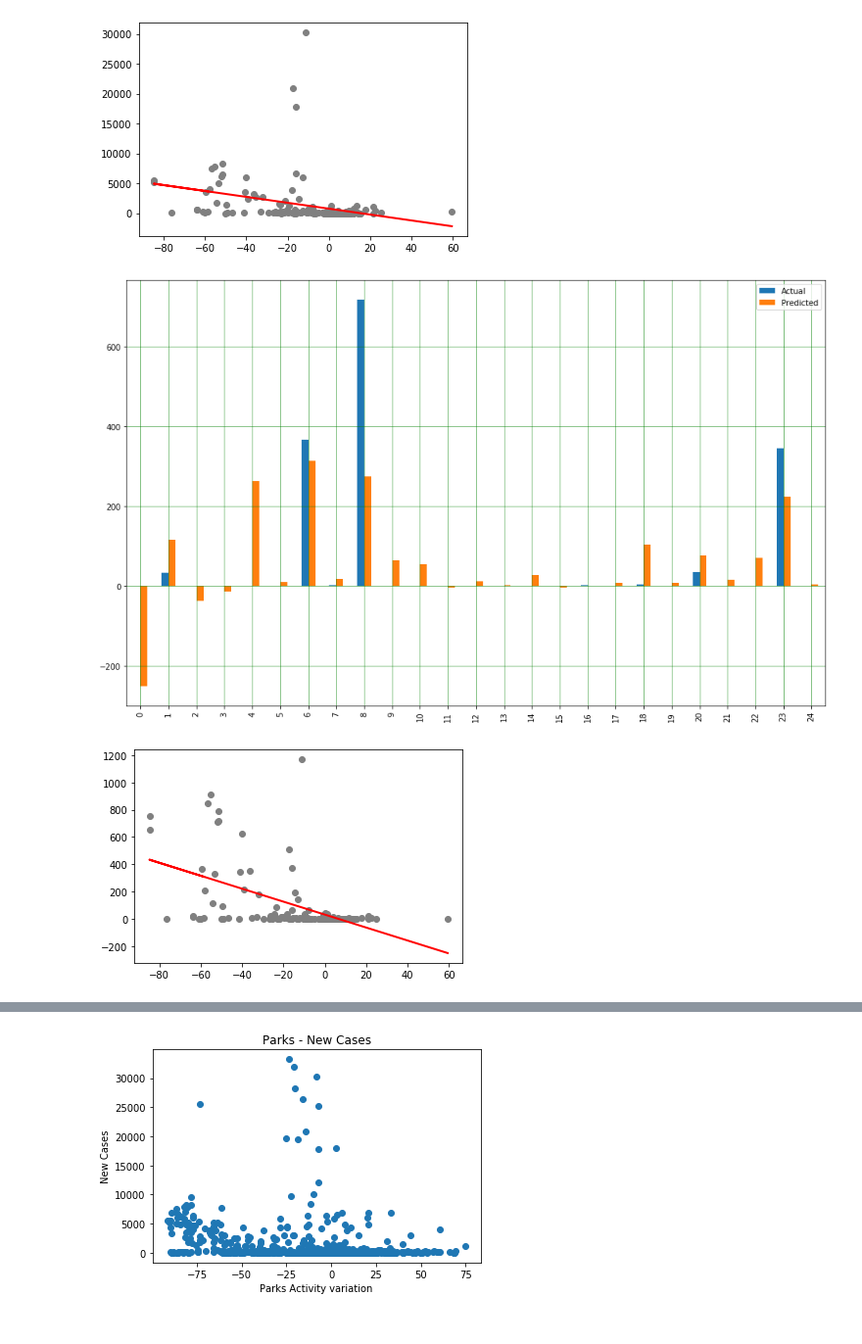
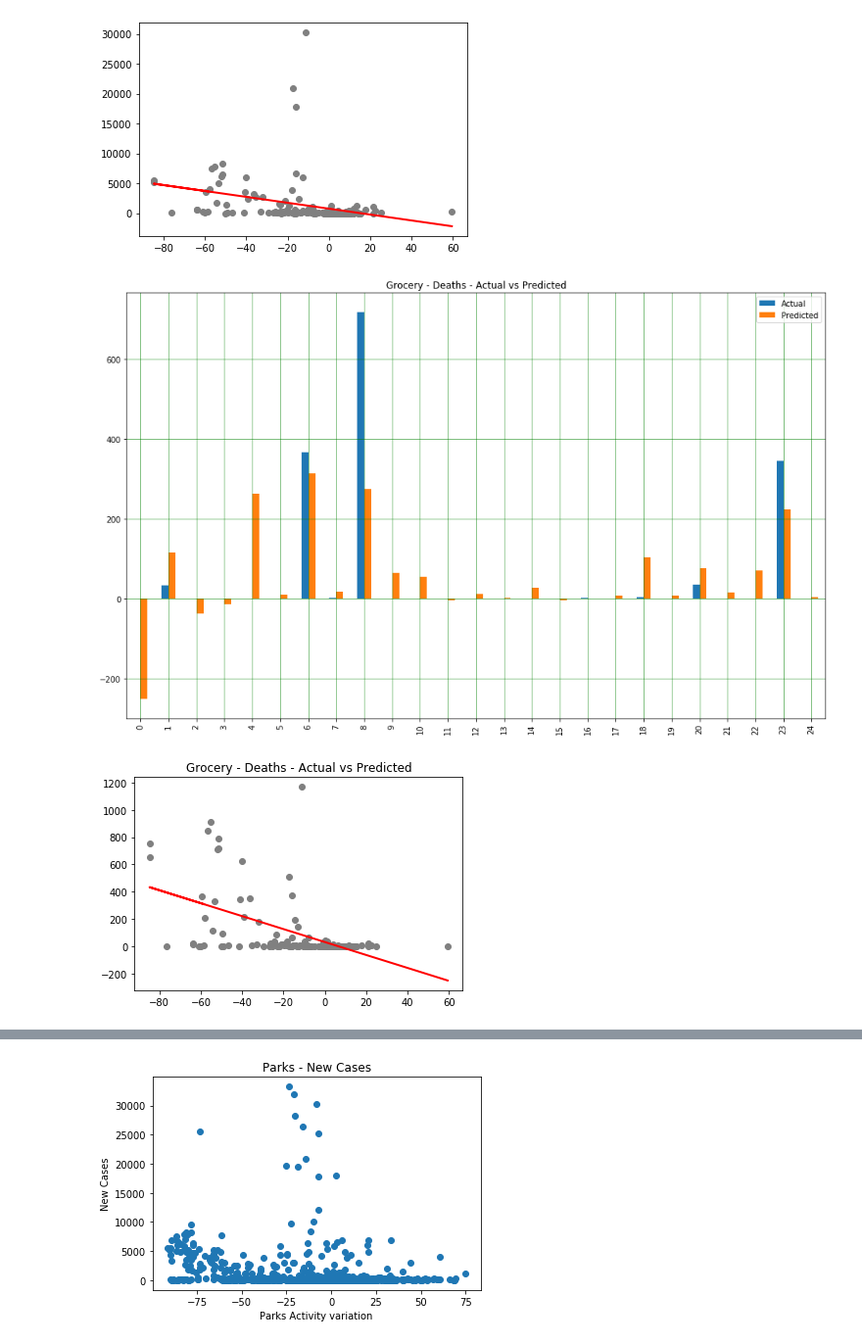
Before and after one commit to leonormsousa/IART_1920, a Jupyter notebook: Proj2/proj.ipynb, the cells around one changed output, grey strips where cells are left out. Shown at 98% size. Cells and saved outputs as stored; diff of their text form; code cells hidden in the pictures.

```diff
--- a/Proj2/proj.ipynb
+++ b/Proj2/proj.ipynb
@@ -260,26 +262,28 @@ plt.show()
 # %%
 ## Grocery vs Deaths
 linear_regressor.fit(X_grocery_train, y_deaths_train) #training the algorithm
 grocery_deaths_pred = linear_regressor.predict(X_grocery_test)
 
 # Table showing actual vs predicted values
 df = pd.DataFrame({'Actual': y_deaths_test.flatten(), 'Predicted': grocery_deaths_pred.flatten()})
 df
 
 # Graphic showing actual vs predicted values
 df1 = df.head(25)
 df1.plot(kind='bar',figsize=(16,10))
+plt.title('Grocery - Deaths - Actual vs Predicted')
 plt.grid(which='major', linestyle='-', linewidth='0.5', color='green')
 plt.grid(which='minor', linestyle=':', linewidth='0.5', color='black')
 plt.show()
 
 # Graphic showing result of the linear regression
+plt.title('Grocery - Deaths - Actual vs Predicted')
 plt.scatter(X_grocery_test, y_deaths_test,  color='gray')
 plt.plot(X_grocery_test, grocery_deaths_pred, color='red', linewidth=2)
 plt.show()
 # %% [output]
-[figure, old version]
+[figure, new version]
-[figure, old version]
+[figure, new version]
 # %%
 ### Decision Tree
 
```
Also changed, not shown: parts of 23 cells of this notebook.
